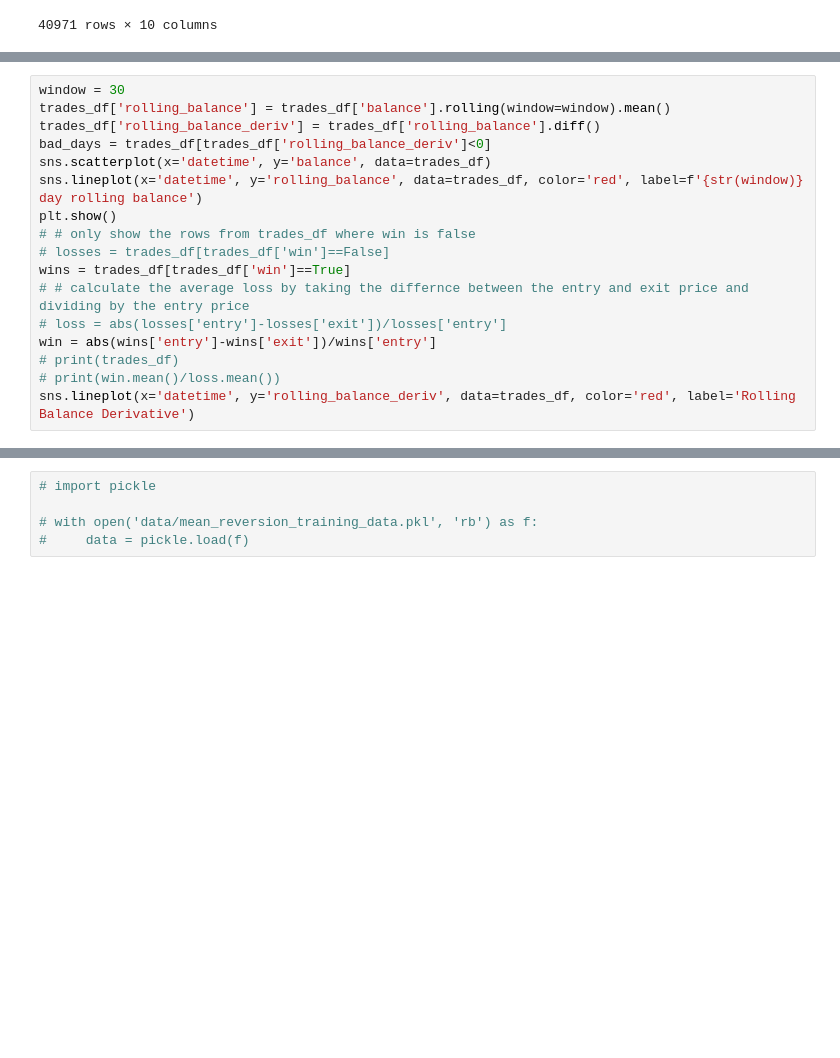
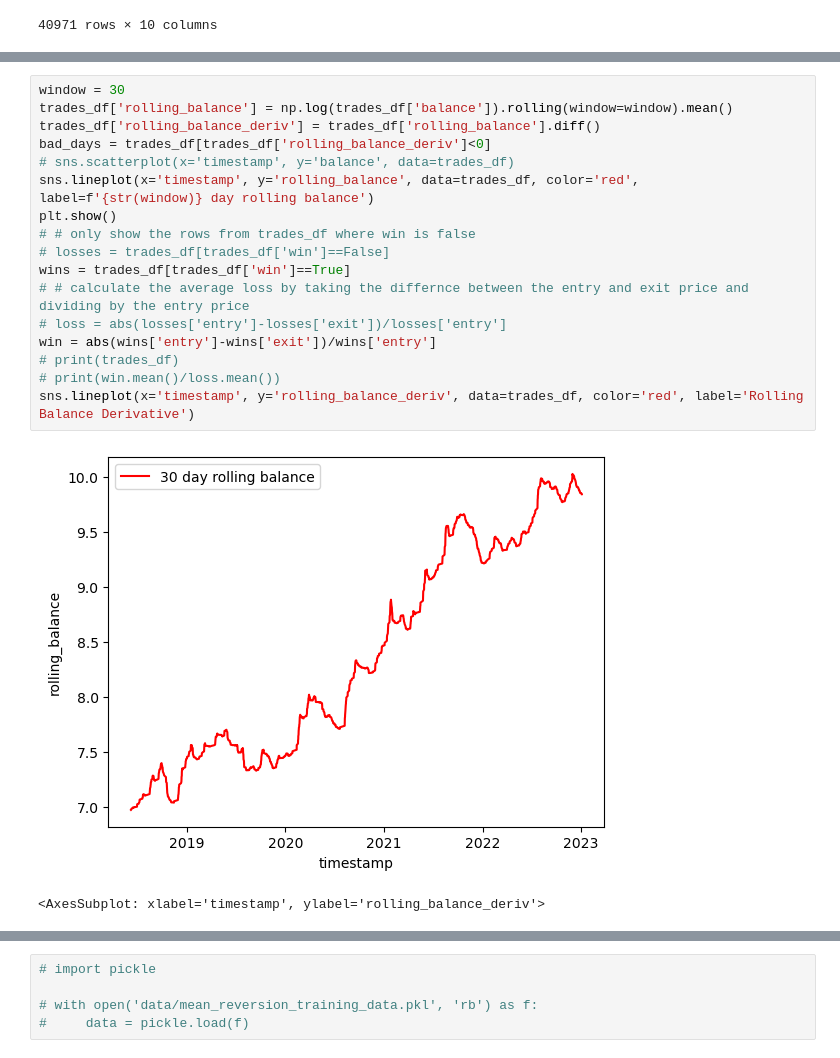
Before and after one commit to RDEvans31/saturn, a Jupyter notebook: short-term-swing-trade-testing.ipynb, the cells around one changed output, grey strips where cells are left out. Drawn from its saved outputs; the diff is of its cells as text; blank space fills up the shorter version.

```diff
--- a/short-term-swing-trade-testing.ipynb
+++ b/short-term-swing-trade-testing.ipynb
@@ -178,17 +265,20 @@ balance, trades_df, training_data = backtest_strategy(price_data, 4, 128)
 # %%
 window = 30
-trades_df['rolling_balance'] = trades_df['balance'].rolling(window=window).mean()
+trades_df['rolling_balance'] = np.log(trades_df['balance']).rolling(window=window).mean()
 trades_df['rolling_balance_deriv'] = trades_df['rolling_balance'].diff()
 bad_days = trades_df[trades_df['rolling_balance_deriv']<0]
-sns.scatterplot(x='datetime', y='balance', data=trades_df)
-sns.lineplot(x='datetime', y='rolling_balance', data=trades_df, color='red', label=f'{str(window)} day rolling balance')
+# sns.scatterplot(x='timestamp', y='balance', data=trades_df)
+sns.lineplot(x='timestamp', y='rolling_balance', data=trades_df, color='red', label=f'{str(window)} day rolling balance')
 plt.show()
 # # only show the rows from trades_df where win is false
 # losses = trades_df[trades_df['win']==False]
 wins = trades_df[trades_df['win']==True]
 # # calculate the average loss by taking the differnce between the entry and exit price and dividing by the entry price
 # loss = abs(losses['entry']-losses['exit'])/losses['entry']
 win = abs(wins['entry']-wins['exit'])/wins['entry']
 # print(trades_df)
 # print(win.mean()/loss.mean())
-sns.lineplot(x='datetime', y='rolling_balance_deriv', data=trades_df, color='red', label='Rolling Balance Derivative')
+sns.lineplot(x='timestamp', y='rolling_balance_deriv', data=trades_df, color='red', label='Rolling Balance Derivative')
+# %% [output]
+[figure, added]
+<AxesSubplot: xlabel='timestamp', ylabel='rolling_balance_deriv'>
```
Also changed, not shown: parts of 4 cells of this notebook.
